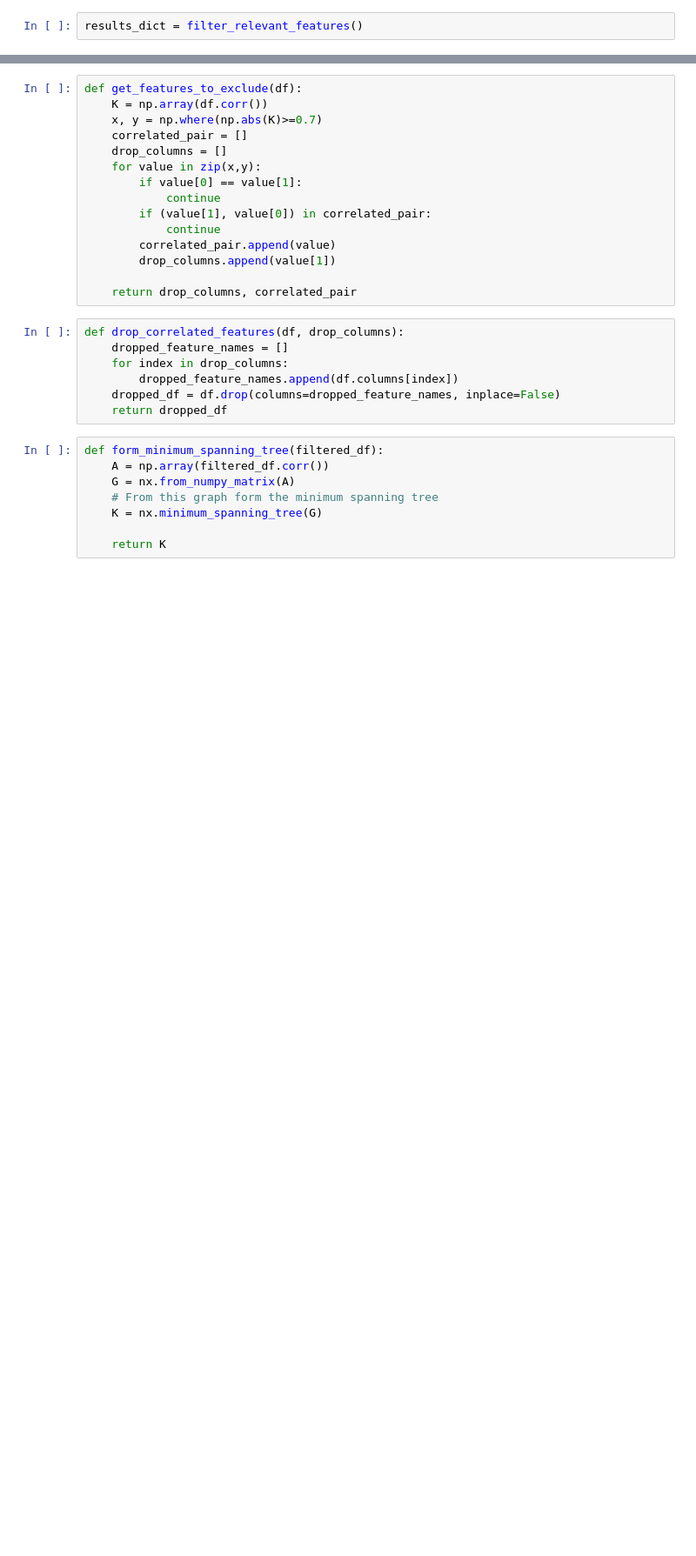
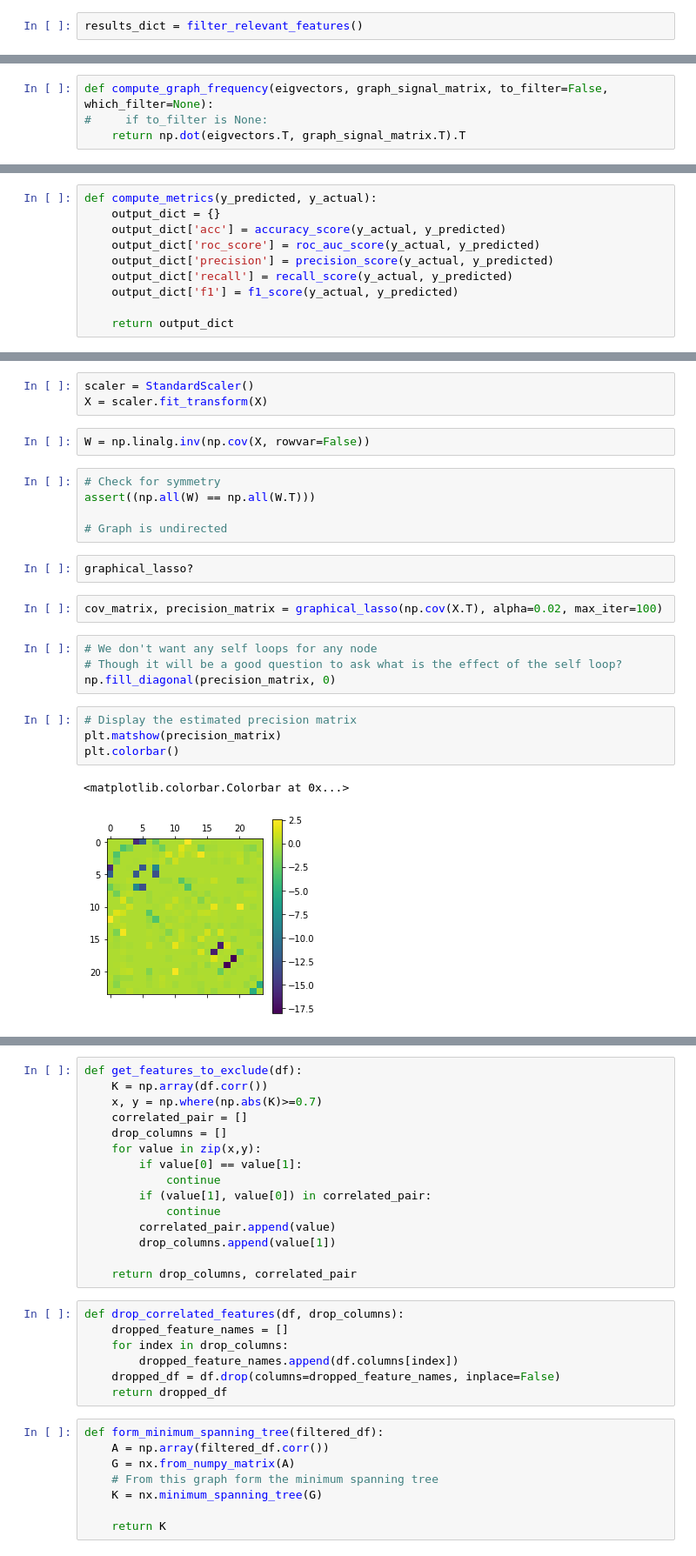
Before and after one commit to raghuramdr/radiomics_analysis, a Jupyter notebook: minimum_spanning_tree.ipynb, the cells around one changed output, grey strips where cells are left out. Shown at 87% size. Cells and saved outputs as stored; diff of their text form; blank space fills up the shorter version.

```diff
--- a/minimum_spanning_tree.ipynb
+++ b/minimum_spanning_tree.ipynb
@@ -77,0 +131,4 @@ def load_relevant_features(modality, experiment_number):
+# %%
+def compute_graph_frequency(eigvectors, graph_signal_matrix, to_filter=False, which_filter=None):
+#     if to_filter is None:
+    return np.dot(eigvectors.T, graph_signal_matrix.T).T
@@ -77,0 +145,10 @@ def load_relevant_features(modality, experiment_number):
+# %%
+def compute_metrics(y_predicted, y_actual):
+    output_dict = {}
+    output_dict['acc'] = accuracy_score(y_actual, y_predicted)
+    output_dict['roc_score'] = roc_auc_score(y_actual, y_predicted)
+    output_dict['precision'] = precision_score(y_actual, y_predicted)
+    output_dict['recall'] = recall_score(y_actual, y_predicted)
+    output_dict['f1'] = f1_score(y_actual, y_predicted)
+
+    return output_dict
@@ -77,0 +276,25 @@ def load_relevant_features(modality, experiment_number):
+# %%
+scaler = StandardScaler()
+X = scaler.fit_transform(X)
+# %%
+W = np.linalg.inv(np.cov(X, rowvar=False))
+# %%
+# Check for symmetry
+assert((np.all(W) == np.all(W.T)))
+
+# Graph is undirected
+# %%
+graphical_lasso?
+# %%
+cov_matrix, precision_matrix = graphical_lasso(np.cov(X.T), alpha=0.02, max_iter=100)
+# %%
+# We don't want any self loops for any node
+# Though it will be a good question to ask what is the effect of the self loop?
+np.fill_diagonal(precision_matrix, 0)
+# %%
+# Display the estimated precision matrix
+plt.matshow(precision_matrix)
+plt.colorbar()
+# %% [output]
+<matplotlib.colorbar.Colorbar at 0x...>
+[figure, added]
```
Also changed, not shown: parts of 54 cells of this notebook.
